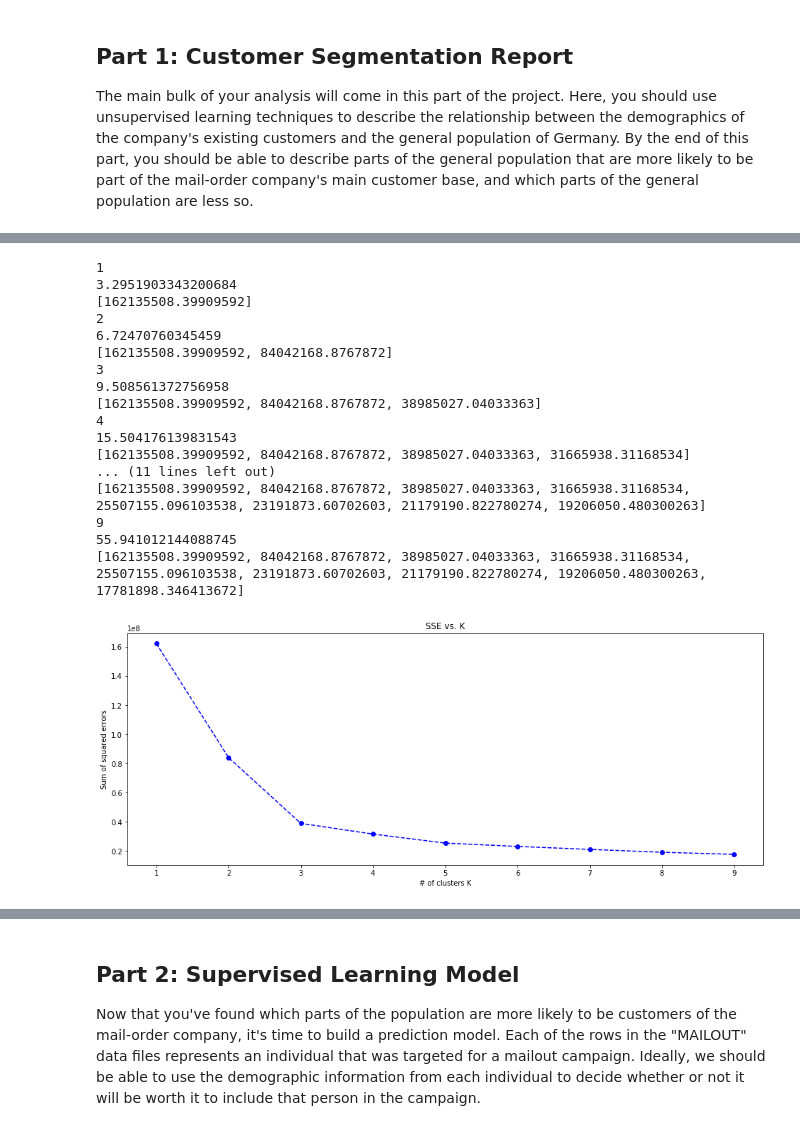
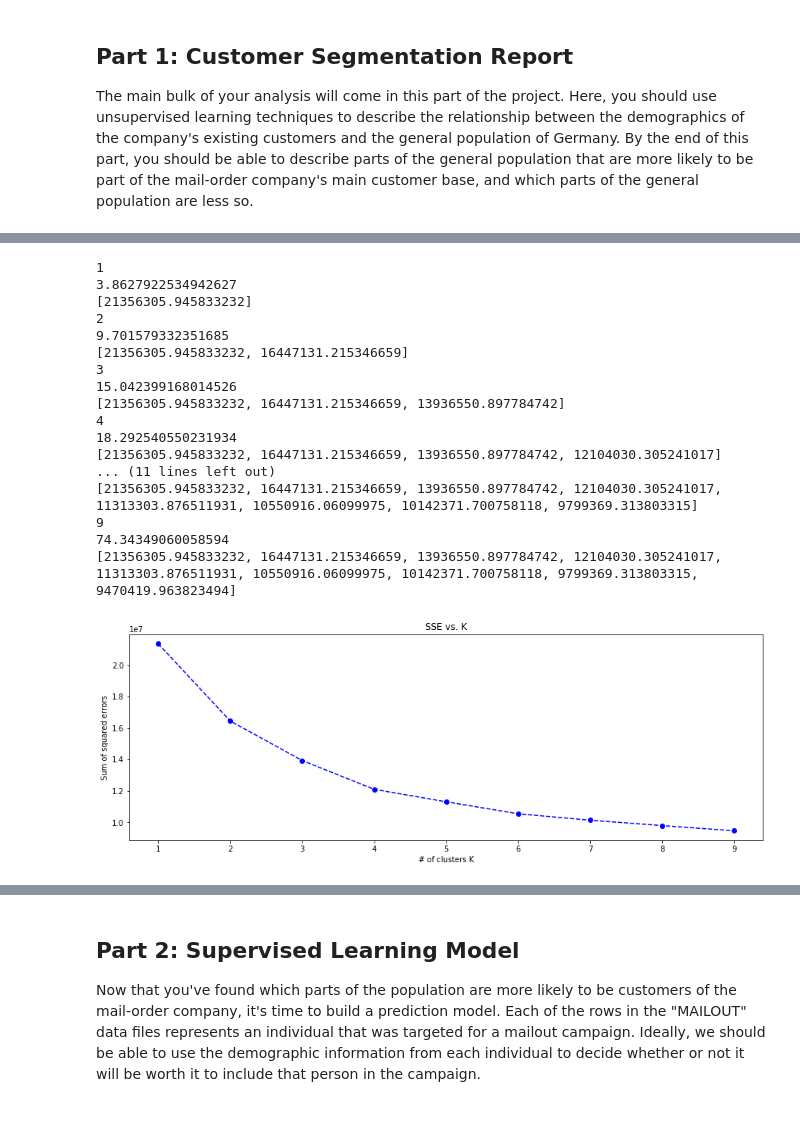
Before and after one commit to rezaabdullah/data_science_portfolio, a Jupyter notebook: capstone/Arvato_Project_Workbook.ipynb, the cells around one changed output, grey strips where cells are left out. Saved outputs shown, nothing was run; the diff lists cells and outputs as text; code cells hidden in the pictures.

```diff
--- a/capstone/Arvato_Project_Workbook.ipynb
+++ b/capstone/Arvato_Project_Workbook.ipynb
@@ -485,12 +481,8 @@ azdias.head()
 5 rows × 33 columns
 # %%
 # Concat "GEBURTSJAHR" with the dataframe
-azdias = pd.concat([azdias, azdias_year], axis=1)
-customers = pd.concat([customers, customers_year], axis=1)
-
-# Convert "GEBURTSJAHR"  to datetime
-#azdias_scale["GEBURTSJAHR"] = pd.to_datetime(azdias_scale.GEBURTSJAHR, format='%Y').dt.to_period("Y")
-#customers_scale["GEBURTSJAHR"] = pd.to_datetime(customers_scale.GEBURTSJAHR, format='%Y').dt.to_period("Y")
+#azdias = pd.concat([azdias, azdias_year], axis=1)
+#customers = pd.concat([customers, customers_year], axis=1)
 # %% [markdown]
 ## Part 1: Customer Segmentation Report
 
@@ -535,5 +530,5 @@ variance_cumulative(azdias_pca_all)
 # %%
 # Re-run PCA to the data while selecting to retain 10 components.
-azdias_pca_10, azdias_X_pca_10 = pca_op(10, azdias)
+azdias_pca_15, azdias_X_pca_15 = pca_op(15, azdias)
 # %%
 # Investigate the variance accounted for by each principal component when 10 components are used
@@ -552,11 +547,11 @@ def get_weights(pca, component_num, data):
     weights = df.iloc[component_num].sort_values(ascending=False)
     return weights
 # %%
-# print relationship between azdias features and pca components
-dimensions = len(azdias_pca_10.components_)
+# Print relationship between azdias features and pca components
+dimensions = len(azdias_pca_15.components_)
 result = pd.DataFrame()
 for dim in range(dimensions):
-    df = get_weights(azdias_pca_10, dim, azdias)
+    df = get_weights(azdias_pca_15, dim, azdias)
     result = pd.concat([result, df], axis = 1)
 result = result.T
 result
@@ -581,8 +581,9 @@ To retain the current behavior and silence the warning, pass 'sort=True'.
 # %%
+# Plot weights for each component
 def plot_weights_by_component(idx, pca_data):
     df = pd.DataFrame(pca_data.loc[idx].sort_values().reset_index())
     print(df)
-    plt.rcParams["figure.figsize"] = [16,6]
+    plt.rcParams["figure.figsize"] = [15,5]
     #plt.bar(result.loc[0].sort_values().index.tolist(), result.loc[0].sort_values().values.tolist())
     plt.bar(df.index.tolist(), result.loc[idx].sort_values().values.tolist())
     plt.title("Weight by feature by component")
@@ -590,7 +591,7 @@ def plot_weights_by_component(idx, pca_data):
     plt.ylabel("Feature Weight")
     plt.show()
 
-    plt.rcParams["figure.figsize"] = [16,6]
+    plt.rcParams["figure.figsize"] = [15,5]
     plt.bar(result.loc[idx].sort_values().iloc[[0, 1, 2, -3, -2, -1]].index.tolist(),
             result.loc[idx].sort_values().iloc[[0, 1, 2, -3, -2, -1]].values.tolist())
     plt.title("Weight by feature by component")
@@ -708,24 +707,24 @@ def elbow_plot(data, start_K, end_K, step):
     plt.title('SSE vs. K');
     plt.savefig('elbow_plot.png')
 # %%
-elbow_plot(azdias_X_pca_10, 1, 10, 1)
+elbow_plot(azdias_X_pca_15, 1, 10, 1)
 # %% [output]
 1
-3.2951903343200684
-[162135508.39909592]
+3.8627922534942627
+[21356305.945833232]
 2
-6.72470760345459
-[162135508.39909592, 84042168.8767872]
+9.701579332351685
+[21356305.945833232, 16447131.215346659]
 3
-9.508561372756958
-[162135508.39909592, 84042168.8767872, 38985027.04033363]
+15.042399168014526
+[21356305.945833232, 16447131.215346659, 13936550.897784742]
 4
-15.504176139831543
-[162135508.39909592, 84042168.8767872, 38985027.04033363, 31665938.31168534]
+18.292540550231934
+[21356305.945833232, 16447131.215346659, 13936550.897784742, 12104030.305241017]
 ... (11 lines left out)
-[162135508.39909592, 84042168.8767872, 38985027.04033363, 31665938.31168534, 25507155.096103538, 23191873.60702603, 21179190.822780274, 19206050.480300263]
+[21356305.945833232, 16447131.215346659, 13936550.897784742, 12104030.305241017, 11313303.876511931, 10550916.06099975, 10142371.700758118, 9799369.313803315]
 9
-55.941012144088745
-[162135508.39909592, 84042168.8767872, 38985027.04033363, 31665938.31168534, 25507155.096103538, 23191873.60702603, 21179190.822780274, 19206050.480300263, 17781898.346413672]
+74.34349060058594
+[21356305.945833232, 16447131.215346659, 13936550.897784742, 12104030.305241017, 11313303.876511931, 10550916.06099975, 10142371.700758118, 9799369.313803315, 9470419.963823494]
-[figure, old version]
+[figure, new version]
 # %%
```
Also changed, not shown: parts of 69 cells of this notebook.
